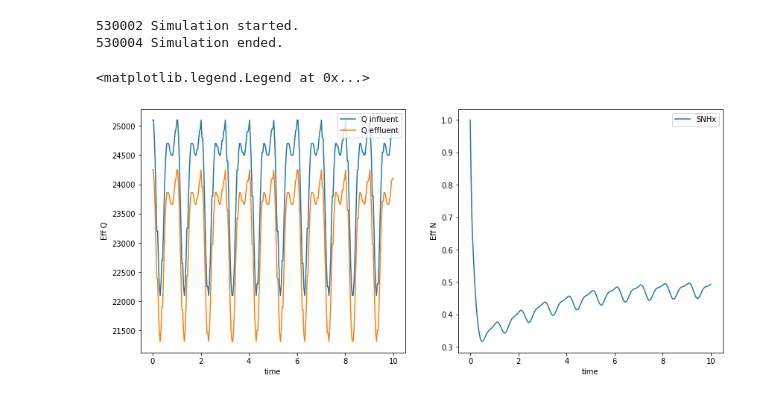
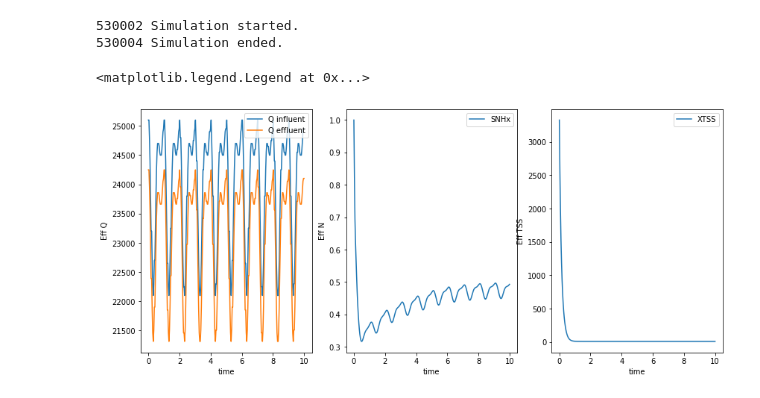
Before and after one commit to stroutm/sewerWRRF, a Jupyter notebook: SumoPythonPractice/Influent set trial - dry-weather.ipynb, the cells around one changed output. Cells and saved outputs as stored; diff of their text form; code cells hidden in the pictures.

```diff
--- a/SumoPythonPractice/Influent set trial - dry-weather.ipynb
+++ b/SumoPythonPractice/Influent set trial - dry-weather.ipynb
@@ -148,9 +160,11 @@ sumo.core.csumo_command_send(sumo.handle, command.encode('utf8'))
 t_set = []
 q_infl_set = []
 snhx_infl_set = []
+xtss_infl_set = []
 
 q_effl_set = []
 snhx_effl_set = []
+xtss_effl_set = []
 
 sumo.run_model()
 
@@ -161,21 +175,27 @@ while not sumo.simulation_finished:
 530004 Simulation ended.
 # %%
 # Plot results
-fig, axes = plt.subplots(1,2, figsize=(14,6))
+fig, axes = plt.subplots(1,3, figsize=(14,6))
 
 axes[0].set_xlabel('time')
 axes[0].set_ylabel('Eff Q')
 
 axes[1].set_xlabel('time')
 axes[1].set_ylabel('Eff N')
 
+axes[2].set_xlabel('time')
+axes[2].set_ylabel('Eff TSS')
+
 axes[0].plot(t_set, q_infl_set, label='Q influent')
 axes[0].plot(t_set, q_effl_set, label='Q effluent')
 
 axes[1].plot(t_set, snhx_effl_set, label='SNHx')
 
+axes[2].plot(t_set, xtss_effl_set, label='XTSS')
+
 axes[0].legend(loc='upper right')
 axes[1].legend(loc='upper right')
+axes[2].legend(loc='upper right')
 # %% [output]
 <matplotlib.legend.Legend at 0x...>
-[figure, old version]
+[figure, new version]
```
Also changed, not shown: parts of 4 cells of this notebook.
